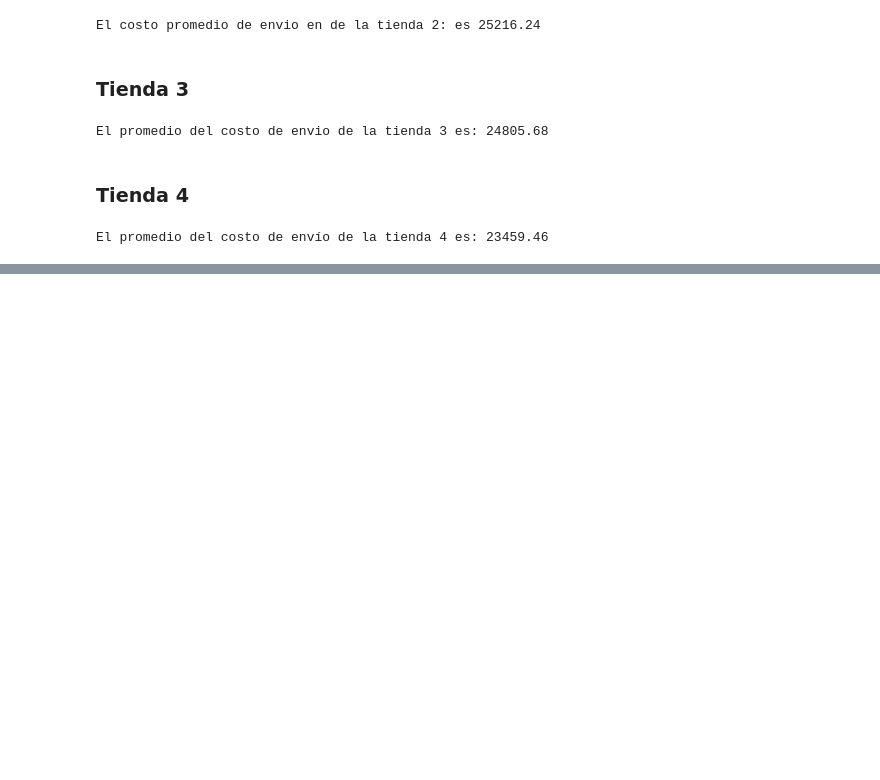
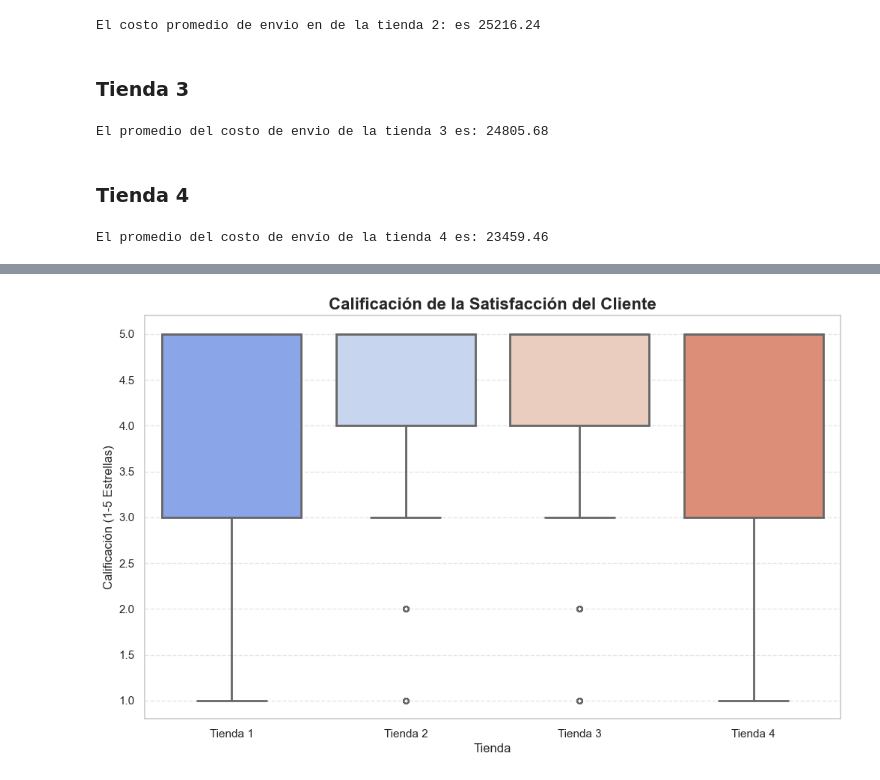
Before and after one commit to Fernando5899/Challenge-Alura-Store, a Jupyter notebook: AluraStoreLatam.ipynb, the cells around one changed output, grey strips where cells are left out. Saved outputs shown, nothing was run; the diff lists cells and outputs as text; code cells hidden in the pictures; blank space fills up the shorter version.

```diff
--- a/AluraStoreLatam.ipynb
+++ b/AluraStoreLatam.ipynb
@@ -483,0 +619,13 @@ El promedio del costo de envío de la tienda 4 es: 23459.46
+# %%
+plt.figure(figsize=(12, 7))
+
+sns.boxplot(data=df_final, x='Tienda', y='Calificación', hue='Tienda', legend=False,  palette='coolwarm', linewidth=2, fliersize=5)
+
+plt.title('Calificación de la Satisfacción del Cliente', fontsize=16, fontweight='bold')
+plt.ylabel('Calificación (1-5 Estrellas)', fontsize=12)
+plt.xlabel('Tienda', fontsize=12)
+plt.grid(True, axis='y', linestyle='--', alpha=0.5)
+
+plt.show()
+# %% [output]
+[figure, added]
```
Also changed, not shown: parts of 11 cells of this notebook.
